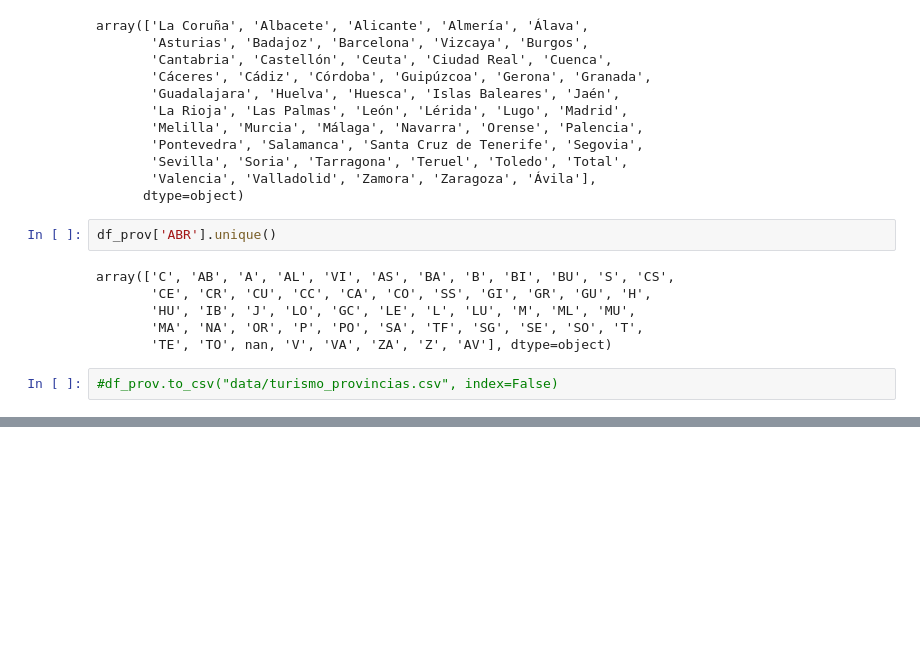
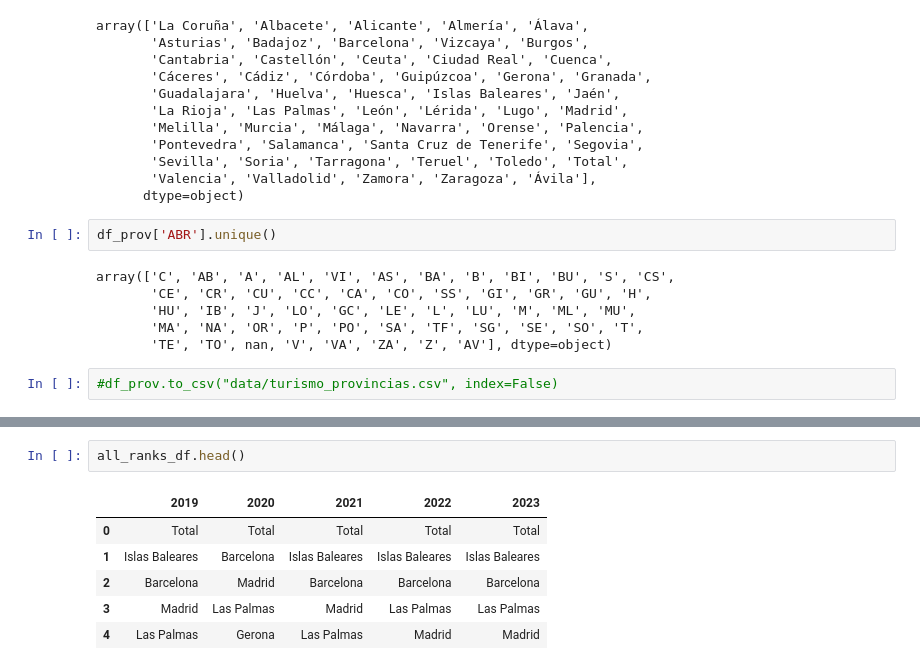
Before and after one commit to andreucs/vis-proy, a Jupyter notebook: preparación_hex_map.ipynb, the cells around one changed output, grey strips where cells are left out. Saved outputs shown, nothing was run; the diff lists cells and outputs as text; blank space fills up the shorter version.

```diff
--- a/preparación_hex_map.ipynb
+++ b/preparación_hex_map.ipynb
@@ -165,0 +180,9 @@ array(['C', 'AB', 'A', 'AL', 'VI', 'AS', 'BA', 'B', 'BI', 'BU', 'S', 'CS',
+# %%
+all_ranks_df.head()
+# %% [output]
+|  | 2019 | 2020 | 2021 | 2022 | 2023 |
+| 0 | Total | Total | Total | Total | Total |
+| 1 | Islas Baleares | Barcelona | Islas Baleares | Islas Baleares | Islas Baleares |
+| 2 | Barcelona | Madrid | Barcelona | Barcelona | Barcelona |
+| 3 | Madrid | Las Palmas | Madrid | Las Palmas | Las Palmas |
+| 4 | Las Palmas | Gerona | Las Palmas | Madrid | Madrid |
```
Also changed, not shown: parts of 5 cells of this notebook.
